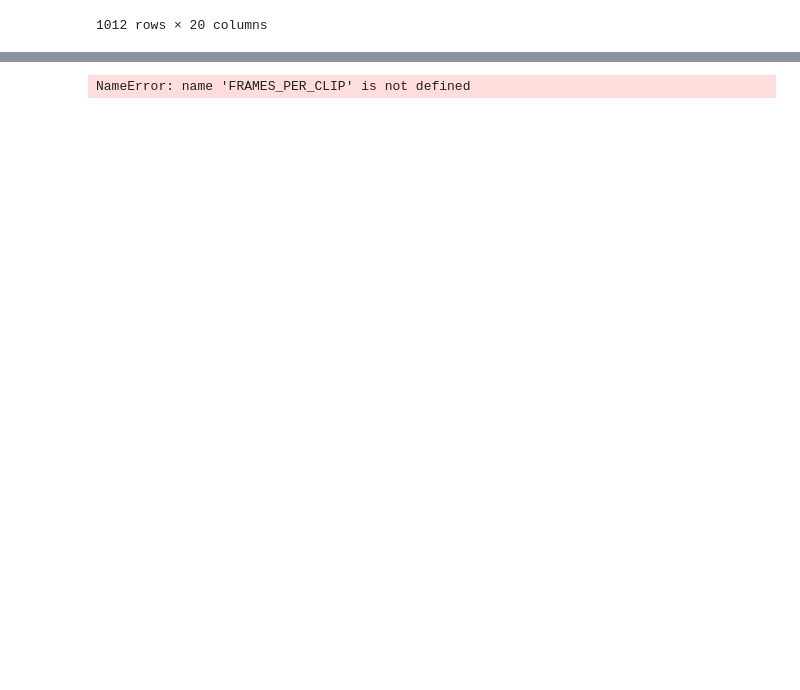
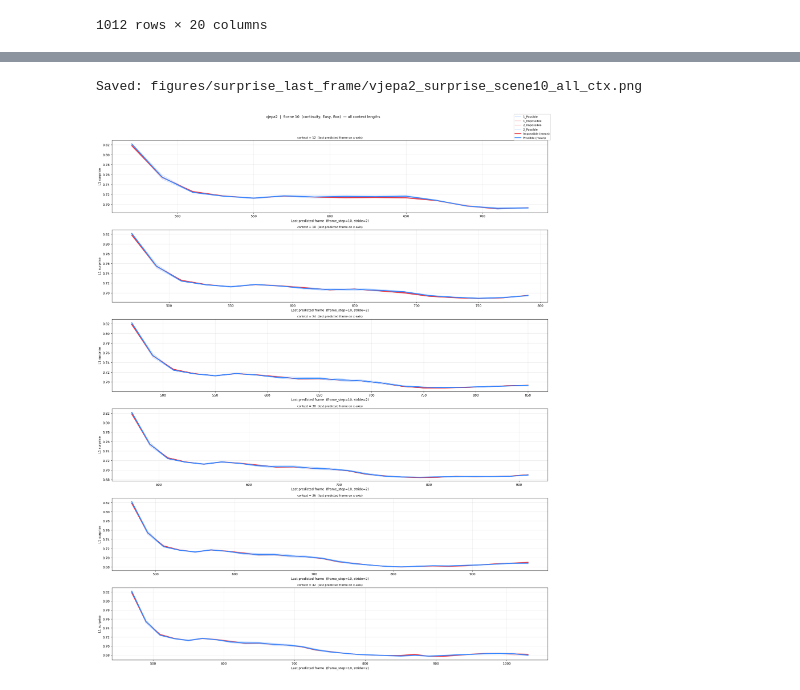
Before and after one commit to kristinezheng/IntPhys2, a Jupyter notebook: ExploreResults.ipynb, the cells around one changed output, grey strips where cells are left out. Saved outputs shown, nothing was run; the diff lists cells and outputs as text; code cells hidden in the pictures; blank space fills up the shorter version.

```diff
--- a/ExploreResults.ipynb
+++ b/ExploreResults.ipynb
@@ -473,6 +477,7 @@ CTX_IDX     = 2 # 0                 # index into context_lengths list saved in t
 
 # Sliding window stride — matches stride_sliding_window in the yaml config
 STRIDE      = 2                 # windows are spaced this many sampled frames apart
+FRAMES_PER_CLIP = 48
 # %%
 scene_accuracy = bootstrap_accuracy(scene_acc, 'SceneIndex', n_bootstrap=1000, ci=95)
 # %%
@@ -627,35 +632,33 @@ def plot_surprise_all_ctx(scene_idx, frames_per_clip=FRAMES_PER_CLIP):
                 traces_by_target[row["target"]].append((frames, trace))
 
         for target, pairs in traces_by_target.items():
             if not pairs:
                 continue
             max_len    = max(len(t) for _, t in pairs)
             padded_t   = np.array([np.pad(t, (0, max_len - len(t))) for _, t in pairs])
             padded_f   = np.array([np.pad(f, (0, max_len - len(f))) for f, _ in pairs])
             mask       = padded_t > 0
             avg        = np.where(mask.sum(0) > 0, (padded_t * mask).sum(0) / mask.sum(0).clip(1), np.nan)
             avg_frames = padded_f[0]  # frames are identical across videos for same ctx
             color      = palette[target]
             label      = f"{'Possible' if target == 1 else 'Impossible'} (mean)"
             ax.plot(avg_frames, avg, color=color, linewidth=3, alpha=1.0, label=label if i == 0 else "_")
 
         ax.set_title(f"context = {c_len}  (last predicted frame on x-axis)", fontsize=9)
         ax.set_xlabel(f"Last predicted frame  (frame_step={frame_step}, stride={STRIDE})")
         ax.set_ylabel("L1 surprise")
         ax.grid(alpha=0.3)
 
     handles, labels = axes.flatten()[0].get_legend_handles_labels()
     fig.legend(handles, labels, loc="upper right", fontsize=9)
     fig.suptitle(
         f"{MODEL_NAME}  |  Scene {scene_idx}  "
         f"({scene_row['condition']}, {scene_row['Difficulty']}, {scene_row['game_name']})  — all context lengths",
         fontsize=11, y=1.02,
     )
     plt.tight_layout(rect=[0, 0, 1, 1.0])
-    savefig(fig, f"surprise_scene{scene_idx}_all_ctx")
+    savefig(fig, f"surprise_scene{scene_idx}_all_ctx", 'figures/surprise_last_frame')
     plt.show()
-
-
-plot_surprise_all_ctx(SCENE_IDX)
 # %% [output]
-NameError: name 'FRAMES_PER_CLIP' is not defined
+Saved: figures/surprise_last_frame/vjepa2_surprise_scene10_all_ctx.png
+[figure, added]
```
Also changed, not shown: parts of 6 cells of this notebook.
